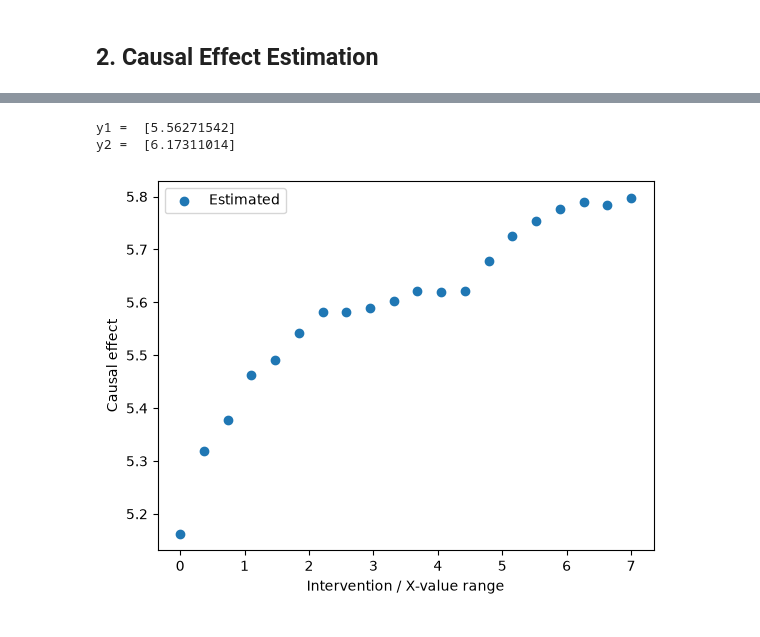
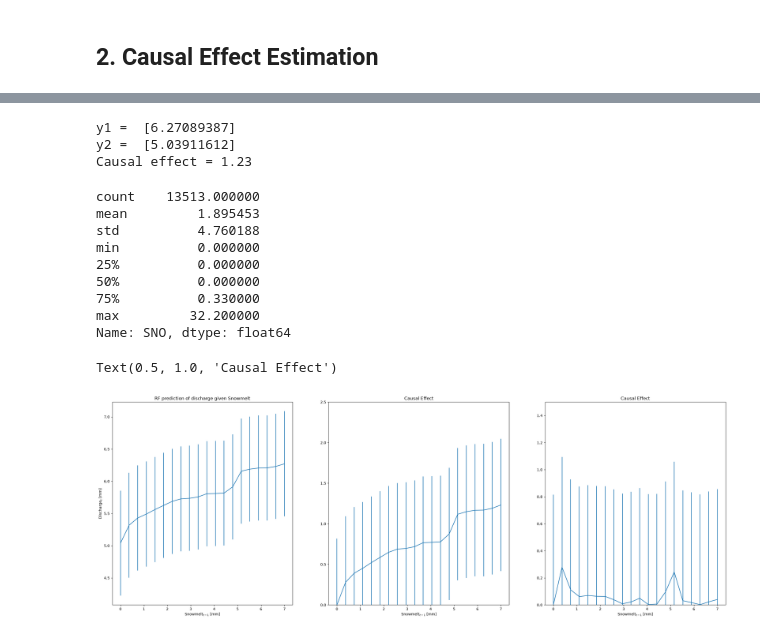
Before and after one commit to tripleUU-U/snow_causal_inference, a Jupyter notebook: code/radiation_proxy.ipynb, the cells around one changed output, grey strips where cells are left out. Cells and saved outputs as stored; diff of their text form; code cells hidden in the pictures.

```diff
--- a/code/radiation_proxy.ipynb
+++ b/code/radiation_proxy.ipynb
@@ -203,5 +289,5 @@ catchment_attributes_df.loc[:, ["area_calc", "elev_mean", "frac_snow", "p_mean"]
 # %% [markdown]
 ### CEE Prep
 # %%
-vars_tg, vars_df = construct_vars_tg(lamah_ce_path=lamah_ce_path, basin_id=802)
+vars_tg, vars_df = construct_vars_tg(lamah_ce_path=lamah_ce_path, basin_id=basin_id, upstream_basin_id=801)
 # %% [output]
@@ -766,8 +935,8 @@ draft_results
 # %% [markdown]
 ## 2. Causal Effect Estimation
 # %%
-X = [(4, -1)]
-Y = [(5, 0)]
+X = [(5, -1)]
+Y = [(6, 0)]
 causal_effects = CausalEffects(graph=graph, graph_type="stationary_dag", X=X, Y=Y, check_SM_overlap=True, verbosity=1)
 # %% [output]
 ##
@@ -784,7 +953,7 @@ M = [(np.int64(3), np.int64(0))]
 # %%
 causal_effects.fit_total_effect(
     dataframe=vars_tg,
-    estimator=RandomForestRegressor(),
-    adjustment_set=[(0,-1), (0, -2), (1, -1), (2, -2), (4, -2), (6,-1)]
+    estimator=RandomForestRegressor(oob_score=True),
+    adjustment_set=[(0, -1), (1, -1), (1, -2), (1, -3), (2, -1), (2, -2), (2, -3), (3, -1), (5, -2)]
 )
 # %% [output]
@@ -792,27 +977,64 @@ ValueError: Chosen adjustment_set is not valid.
+# %%
+oob = causal_effects.model.fit_results["model"].oob_score_
 # %%
-intervention_data = 2*np.ones((1, 1))
+intervention_data = 7*np.ones((1, 1)) #do mean + 1 std
 y1 = causal_effects.predict_total_effect(
         intervention_data=intervention_data,
         )
 print("y1 = ",y1)
 
-intervention_data = 13.*np.ones((1, 1))
+intervention_data = 0.*np.ones((1, 1))
 y2 = causal_effects.predict_total_effect(
         intervention_data=intervention_data,
         )
 print("y2 = ",y2)
+beta = (y1 - y2)
+print("Causal effect = %.2f" %(beta[0]))
 # %% [output]
-y1 =  [5.56271542]
-y2 =  [6.17311014]
+y1 =  [6.27089387]
+y2 =  [5.03911612]
+Causal effect = 1.23
+# %%
+vars_df.SNO.describe()
+# %% [output]
+count    13513.000000
+mean         1.895453
+std          4.760188
+min          0.000000
+25%          0.000000
+50%          0.000000
+75%          0.330000
+max         32.200000
+Name: SNO, dtype: float64
 # %%
 intervention_data = np.linspace(0, 7, 20).reshape(20, 1)
 estimated_causal_effects = causal_effects.predict_total_effect(
         intervention_data=intervention_data,
         )
-plt.scatter(intervention_data[:,0], estimated_causal_effects, label="Estimated")
-plt.xlabel('Intervention / X-value range')
-plt.ylabel('Causal effect')
-plt.legend()
-plt.show()
+
+zero_subtracted_effects = estimated_causal_effects - estimated_causal_effects[0]
+right_shifted_effects = np.roll(estimated_causal_effects, 1)
+right_shifted_effects[0] = estimated_causal_effects[0]
+step_wise_effects = estimated_causal_effects - right_shifted_effects
+
+fig, ax = plt.subplots(1, 3, figsize=(30, 10))
+
+# discharge/snow plot
+
+ax[0].errorbar(intervention_data[:,0], estimated_causal_effects, yerr=oob)
+ax[0].set_xlabel("Snowmelt$_{t-1}$ [mm]")
+ax[0].set_ylabel("Discharge$_t$ [mm]")
+ax[0].set_title("RF prediction of discharge given Snowmelt")
+
+ax[1].errorbar(intervention_data[:,0], zero_subtracted_effects, yerr=oob)
+ax[1].set_ylim(0,2.5)
+ax[1].set_xlabel("Snowmelt$_{t-1}$ [mm]")
+ax[1].set_title("Causal Effect")
+
+ax[2].errorbar(intervention_data[:,0], step_wise_effects, yerr=oob)
+ax[2].set_ylim(0,1.5)
+ax[2].set_xlabel("Snowmelt$_{t-1}$ [mm]")
+ax[2].set_title("Causal Effect")
 # %% [output]
+Text(0.5, 1.0, 'Causal Effect')
-[figure, old version]
+[figure, new version]
```
Also changed, not shown: parts of 29 cells of this notebook, 16 other files.
